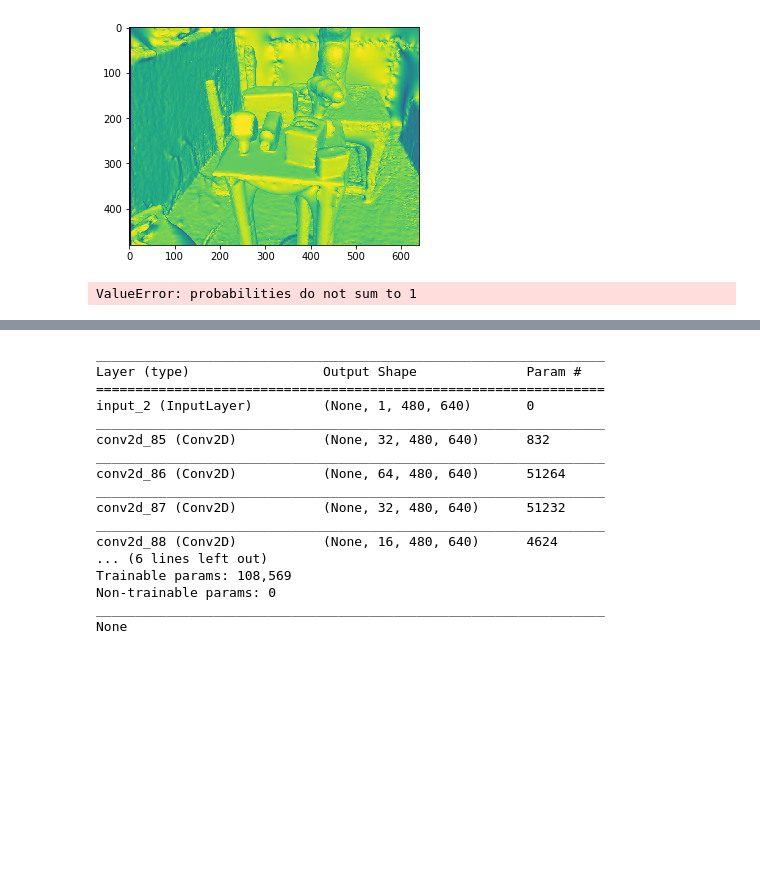
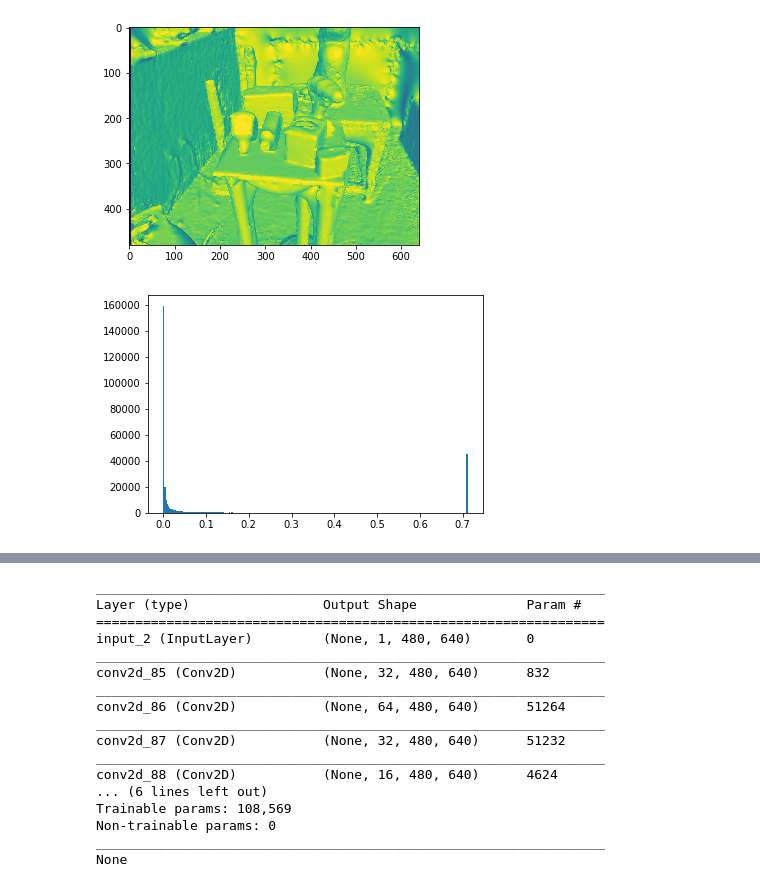
Before and after one commit to RobotLocomotion/spartan, a Jupyter notebook: src/DepthSim/python/pixel-wise-cnnNew.ipynb, the cells around one changed output, grey strips where cells are left out. Drawn from its saved outputs; the diff is of its cells as text; code cells hidden in the pictures; blank space fills up the shorter version.

```diff
--- a/src/DepthSim/python/pixel-wise-cnnNew.ipynb
+++ b/src/DepthSim/python/pixel-wise-cnnNew.ipynb
@@ -230,7 +311,3 @@ plt.imshow(img)
 # %% [output]
 <matplotlib.image.AxesImage at 0x...>
 [figure]
-# %%
-np.random.choice(3,3, p=[.5,1,.5])
-# %% [output]
-ValueError: probabilities do not sum to 1
@@ -240,0 +338,6 @@ def prob_map_to_mask(prob,dev=.1):# noisify and sample from prob map
+# %%
+plt.figure()
+plt.hist(img.ravel(), bins=256)
+plt.show()
+# %% [output]
+[figure, added]
```
Also changed, not shown: parts of 16 cells of this notebook, 6 other files.
